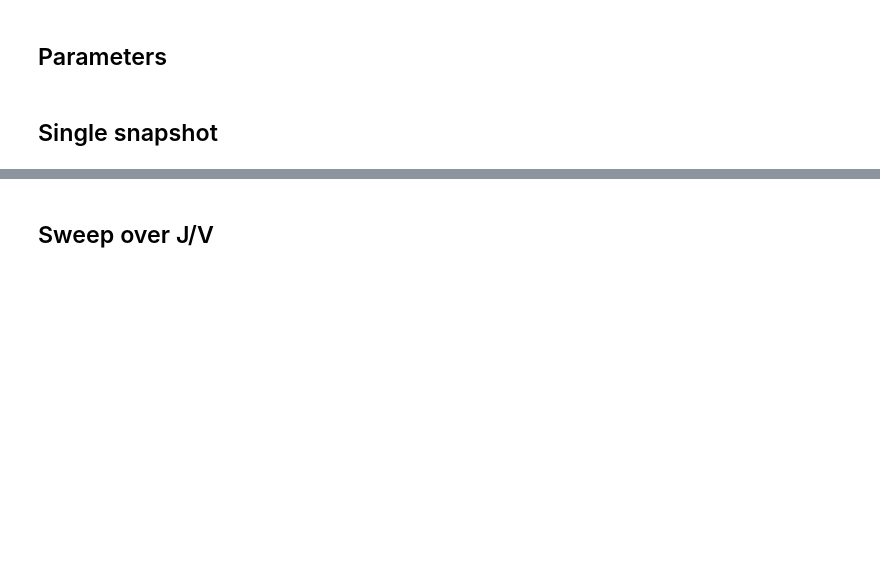
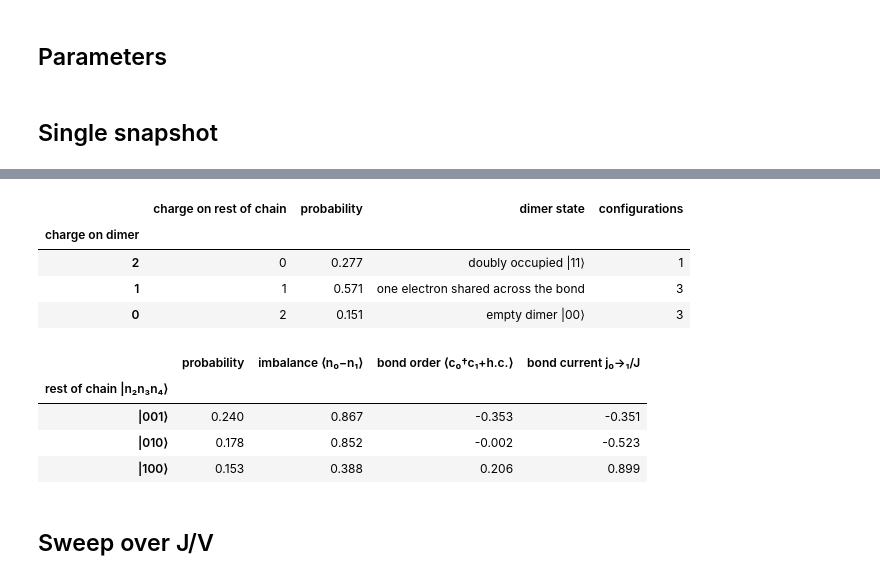
Before and after one commit to Kommmi/Chain_GQS, a Jupyter notebook: gqs_interaction_sweep.ipynb, the cells around one changed output, grey strips where cells are left out. Saved outputs shown, nothing was run; the diff lists cells and outputs as text; code cells hidden in the pictures; blank space fills up the shorter version.

```diff
--- a/gqs_interaction_sweep.ipynb
+++ b/gqs_interaction_sweep.ipynb
@@ -73,3 +72,17 @@ Consistency checks passed
+# %%
+display(Q[-1].sector_table(style='cm'))      # Table 1: charge distribution on the dimer
+display(Q[-1].ensemble_table(style='cm'))    # Table 2: one row per environment configuration
+# %% [output]
+|  | charge on rest of chain | probability | dimer state | configurations |
+| charge on dimer |  |  |  |  |
+| 2 | 0 | 0.277 | doubly occupied |11⟩ | 1 |
+| 1 | 1 | 0.571 | one electron shared across the bond | 3 |
+| 0 | 2 | 0.151 | empty dimer |00⟩ | 3 |
+|  | probability | imbalance ⟨n₀−n₁⟩ | bond order ⟨c₀†c₁+h.c.⟩ | bond current j₀→₁/J |
+| rest of chain |n₂n₃n₄⟩ |  |  |  |  |
+| |001⟩ | 0.240 | 0.867 | -0.353 | -0.351 |
+| |010⟩ | 0.178 | 0.852 | -0.002 | -0.523 |
+| |100⟩ | 0.153 | 0.388 | 0.206 | 0.899 |
 # %% [markdown]
 ## Sweep over J/V
 # %%
```
Also changed, not shown: parts of 5 cells of this notebook.
